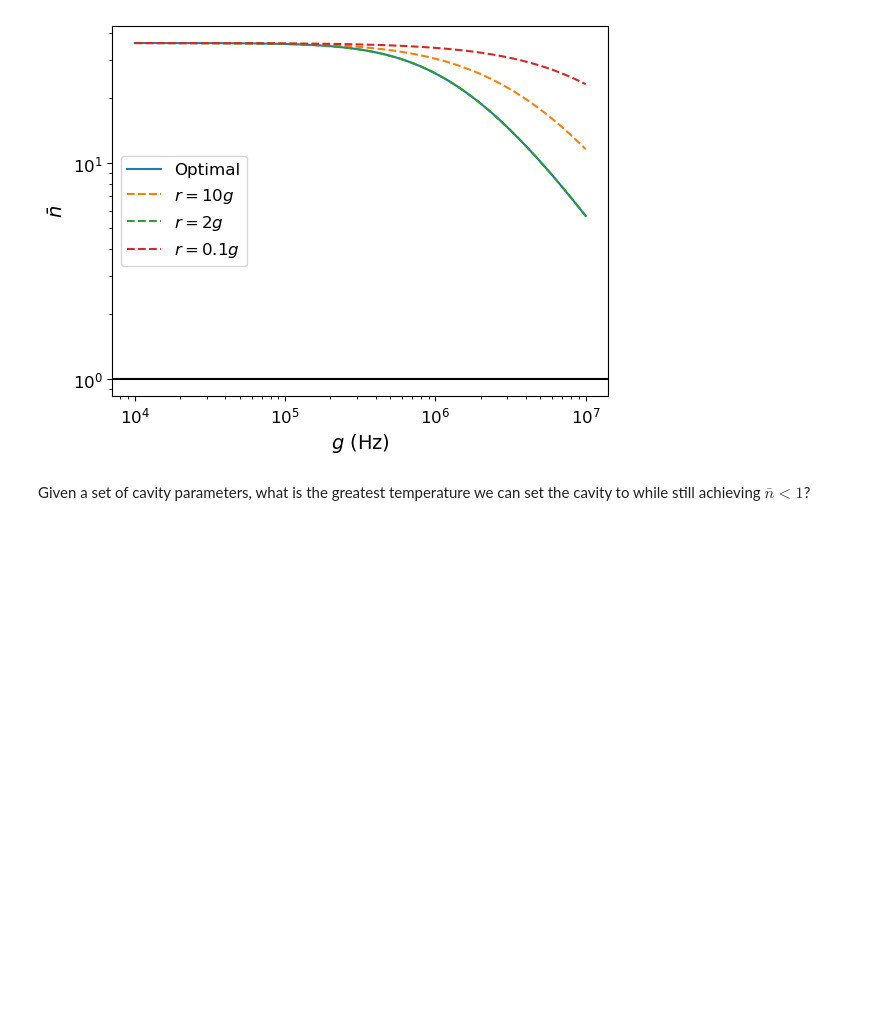
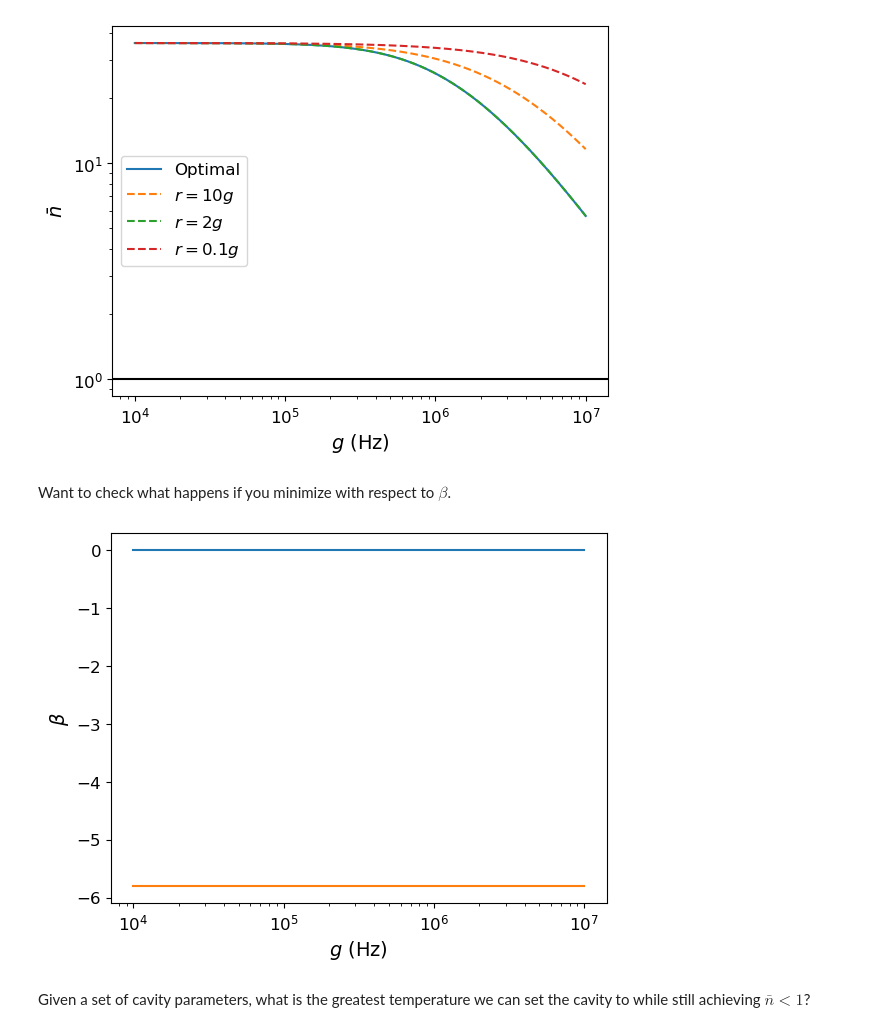
Before and after one commit to jleamer/mode_cooling, a Jupyter notebook: paper_calcs.ipynb, the cells around one changed output. Saved outputs shown, nothing was run; the diff lists cells and outputs as text; code cells hidden in the pictures; blank space fills up the shorter version.

```diff
--- a/paper_calcs.ipynb
+++ b/paper_calcs.ipynb
@@ -554,6 +563,29 @@ plt.legend()
 # %% [output]
 <matplotlib.legend.Legend at 0x...>
 [figure]
+# %% [markdown]
+Want to check what happens if you minimize with respect to $\beta$.
+# %%
+def get_crit_points_β(α, nT, nc):
+    a = -(α ** 2 * nT + 4 * nT - 2 * α * nc)
+    b = np.sqrt((α ** 2 * nT + 4 * nT - 2 * α * nc) ** 2 + 4 * α * nT * (α ** 2 * nc - 4 * nc))
+    den = 2 * α * nT
+    return (a + b) / den, (a - b) / den
+# %%
+T = 5
+nT = photons_from_temp(ωc, T)
+P = 1
+nc = 0.5 * (1 - P) / P
+# %%
+g = np.logspace(4, 7, 1000)
+crit_points = get_crit_points_β(5 * g / g, nT, nc)
+plt.plot(g, crit_points[0])
+plt.plot(g, crit_points[1])
+plt.xlabel("$g$ (Hz)")
+plt.ylabel("$\\beta$")
+plt.xscale('log')
+# %% [output]
+[figure, added]
 # %% [markdown]
 Given a set of cavity parameters, what is the greatest temperature we can set the cavity to while still achieving $\bar{n} < 1$?
 # %%
```
Also changed, not shown: parts of 7 cells of this notebook.
